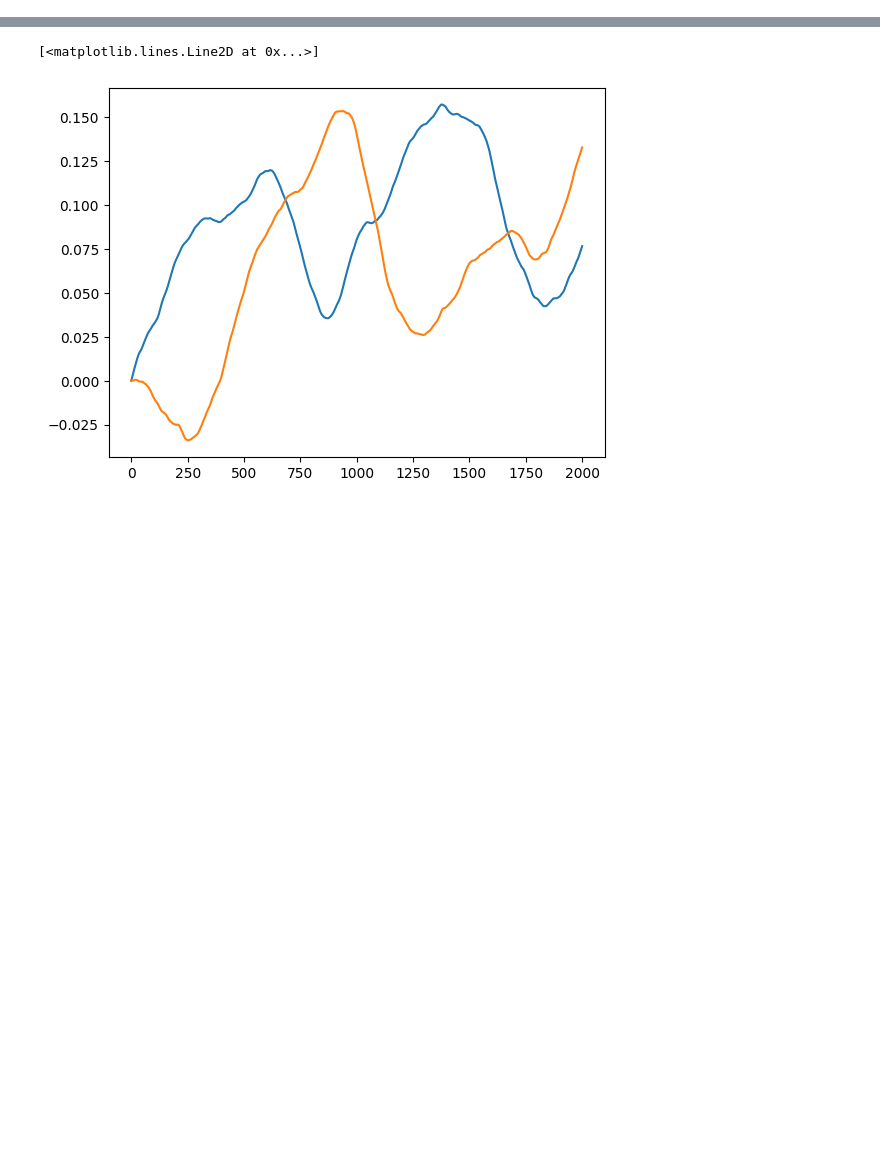
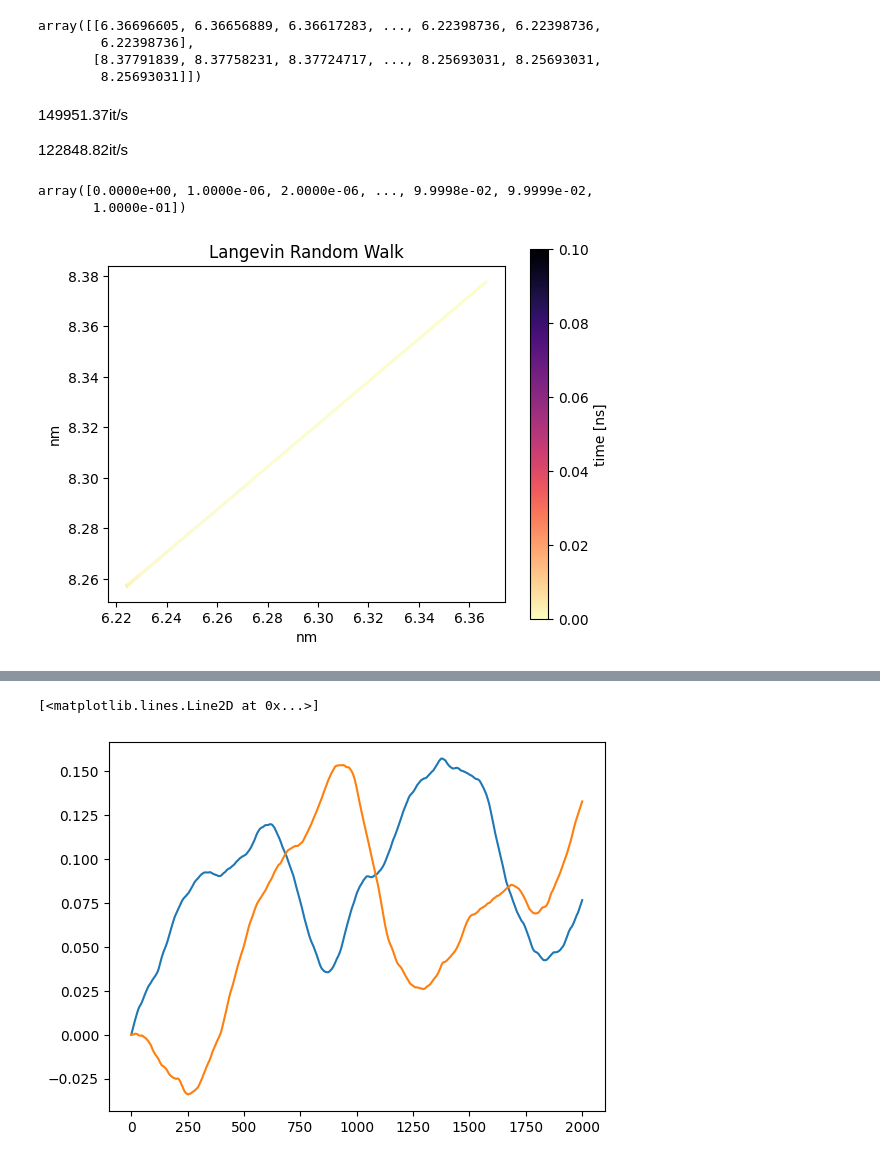
Before and after one commit to JONNeKK/ccs, a Jupyter notebook: week_10/week_10.ipynb, the cells around one changed output, grey strips where cells are left out. Drawn from its saved outputs; the diff is of its cells as text; code cells hidden in the pictures; blank space fills up the shorter version.

```diff
--- a/week_10/week_10.ipynb
+++ b/week_10/week_10.ipynb
@@ -89,0 +346,13 @@ plt.show()
+# %%
+pos, vel = sim.pos[0], sim.vel[0]
+# %%
+pos
+# %% [output]
+array([[6.36696605, 6.36656889, 6.36617283, ..., 6.22398736, 6.22398736,
+        6.22398736],
+       [8.37791839, 8.37758231, 8.37724717, ..., 8.25693031, 8.25693031,
+        8.25693031]])
+# %% [markdown]
+149951.37it/s
+
+122848.82it/s
@@ -89,0 +364,37 @@ plt.show()
+# %%
+time = np.arange(0,(sim.samples+1)*1e-6,1e-6)
+time
+# %% [output]
+array([0.0000e+00, 1.0000e-06, 2.0000e-06, ..., 9.9998e-02, 9.9999e-02,
+       1.0000e-01])
+# %%
+# Create segments for the random walk
+points = pos.T.reshape(-1, 1, 2)
+segments = np.concatenate([points[:-1], points[1:]], axis=1)
+
+# Define the age-based colors
+norm = Normalize(vmin=0, vmax=time[-1])  # Normalize based on number of points
+cmap = plt.cm.magma_r  # Choose a colormap
+
+# Create a LineCollection
+lc = LineCollection(segments, cmap=cmap, norm=norm)
+lc.set_array(time)  # Use indices to colorize
+lc.set_linewidth(2)  # Optional: Adjust line width
+
+# Plot using LineCollection
+fig, ax = plt.subplots()
+ax.add_collection(lc)
+ax.autoscale()  # Adjust plot limits to fit data
+ax.set_aspect('equal')
+
+ax.set_xlabel('nm')
+ax.set_ylabel('nm')
+
+# Add a colorbar
+cbar = plt.colorbar(lc, ax=ax)
+cbar.set_label('time [ns]')
+
+plt.title('Langevin Random Walk')
+plt.show()
+# %% [output]
+[figure, added]
```
Also changed, not shown: parts of 25 cells of this notebook.
